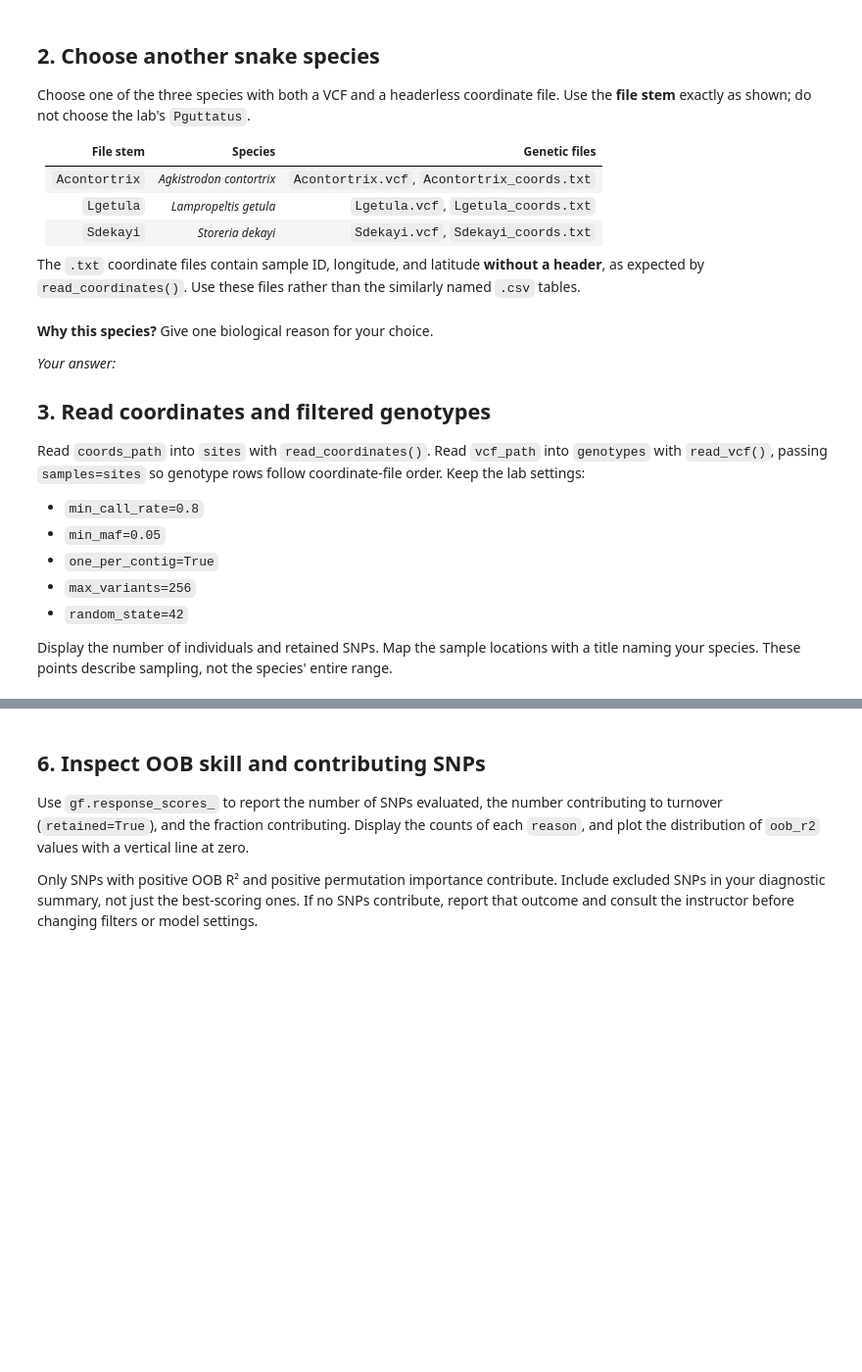
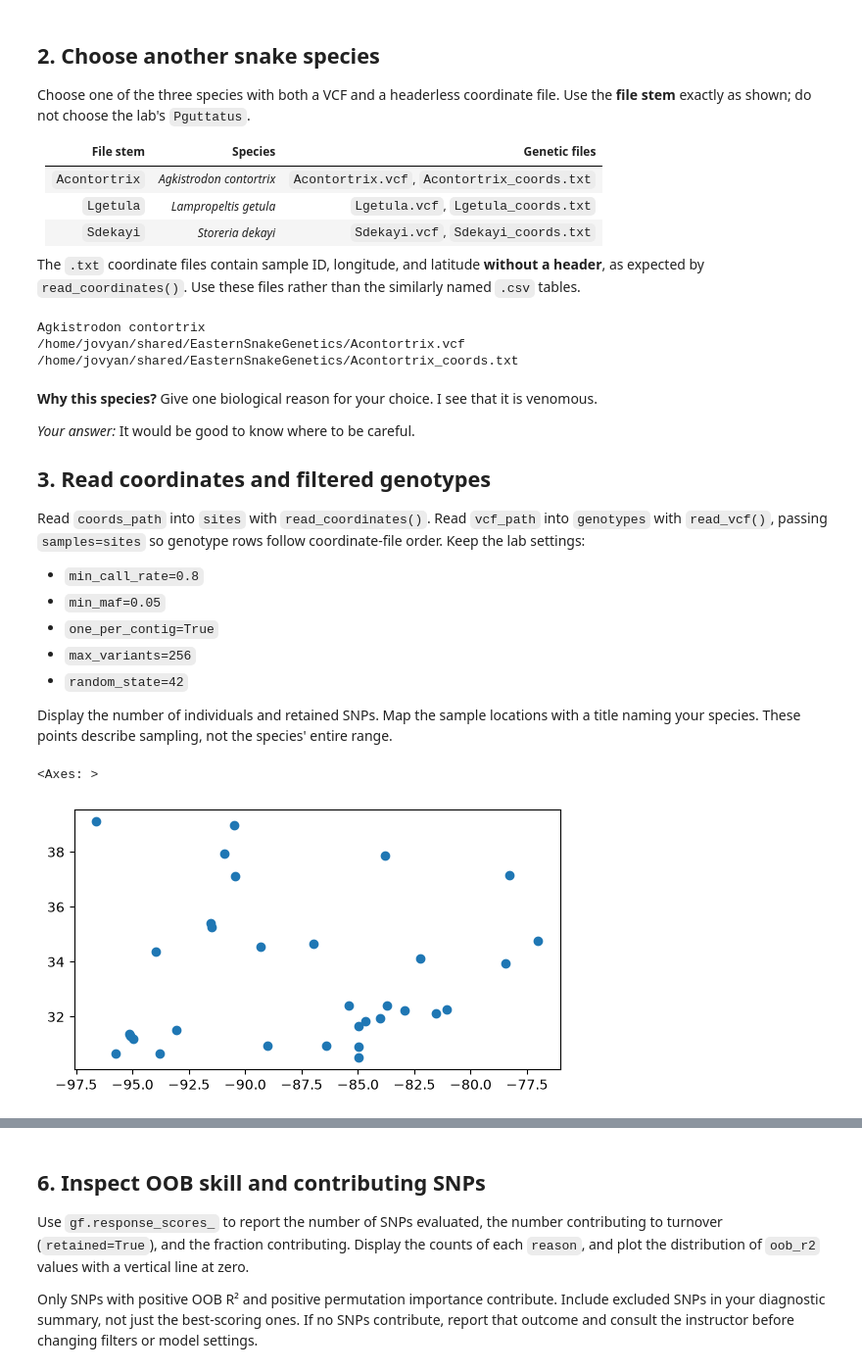
Before and after one commit to Gyrosigma/BIO597-SpatialBiodiversity, a Jupyter notebook: docs/assignments/Assignment-09-GradientForest.ipynb, the cells around one changed output, grey strips where cells are left out. Shown at 98% size. Drawn from its saved outputs; the diff is of its cells as text; code cells hidden in the pictures; blank space fills up the shorter version.

```diff
--- a/docs/assignments/Assignment-09-GradientForest.ipynb
+++ b/docs/assignments/Assignment-09-GradientForest.ipynb
@@ -53,7 +53,7 @@ Choose one of the three species with both a VCF and a headerless coordinate file
 
 The `.txt` coordinate files contain sample ID, longitude, and latitude **without a header**, as expected by `read_coordinates()`. Use these files rather than the similarly named `.csv` tables.
 # %%
-target_species = "YOUR_SPECIES_HERE"
+target_species = "Acontortrix"
 
 species_names = {
     "Acontortrix": "Agkistrodon contortrix",
@@ -73,10 +73,14 @@ output_dir.mkdir(parents=True, exist_ok=True)
 print(species_name)
 print(vcf_path)
 print(coords_path)
+# %% [output]
+Agkistrodon contortrix
+/home/jovyan/shared/EasternSnakeGenetics/Acontortrix.vcf
+/home/jovyan/shared/EasternSnakeGenetics/Acontortrix_coords.txt
 # %% [markdown]
-**Why this species?** Give one biological reason for your choice.
+**Why this species?** Give one biological reason for your choice. I see that it is venomous.
 
-*Your answer:*
+*Your answer:* It would be good to know where to be careful.
 
 ## 3. Read coordinates and filtered genotypes
 
@@ -92,5 +96,20 @@ Display the number of individuals and retained SNPs. Map the sample locations wi
 # %%
 # Read coordinates as sites.
 # Read the VCF as genotypes, using samples=sites and all five settings above.
 # Use genotypes.dosage.to_pandas().shape to inspect individuals × SNPs.
 # Print the dimensions and plot sites with a species title.
+
+sites = read_coordinates("/home/jovyan/shared/EasternSnakeGenetics/Acontortrix_coords.txt")
+genotypes = read_vcf(
+    "/home/jovyan/shared/EasternSnakeGenetics/Acontortrix.vcf",
+    samples=sites,
+    min_call_rate=0.8,
+    min_maf=0.05,
+    one_per_contig=True,
+    max_variants=256,
+    random_state=42,
+)
+sites.plot()
+# %% [output]
+<Axes: >
+[figure, added]
```
Also changed, not shown: parts of 23 cells of this notebook, 11 other files.
